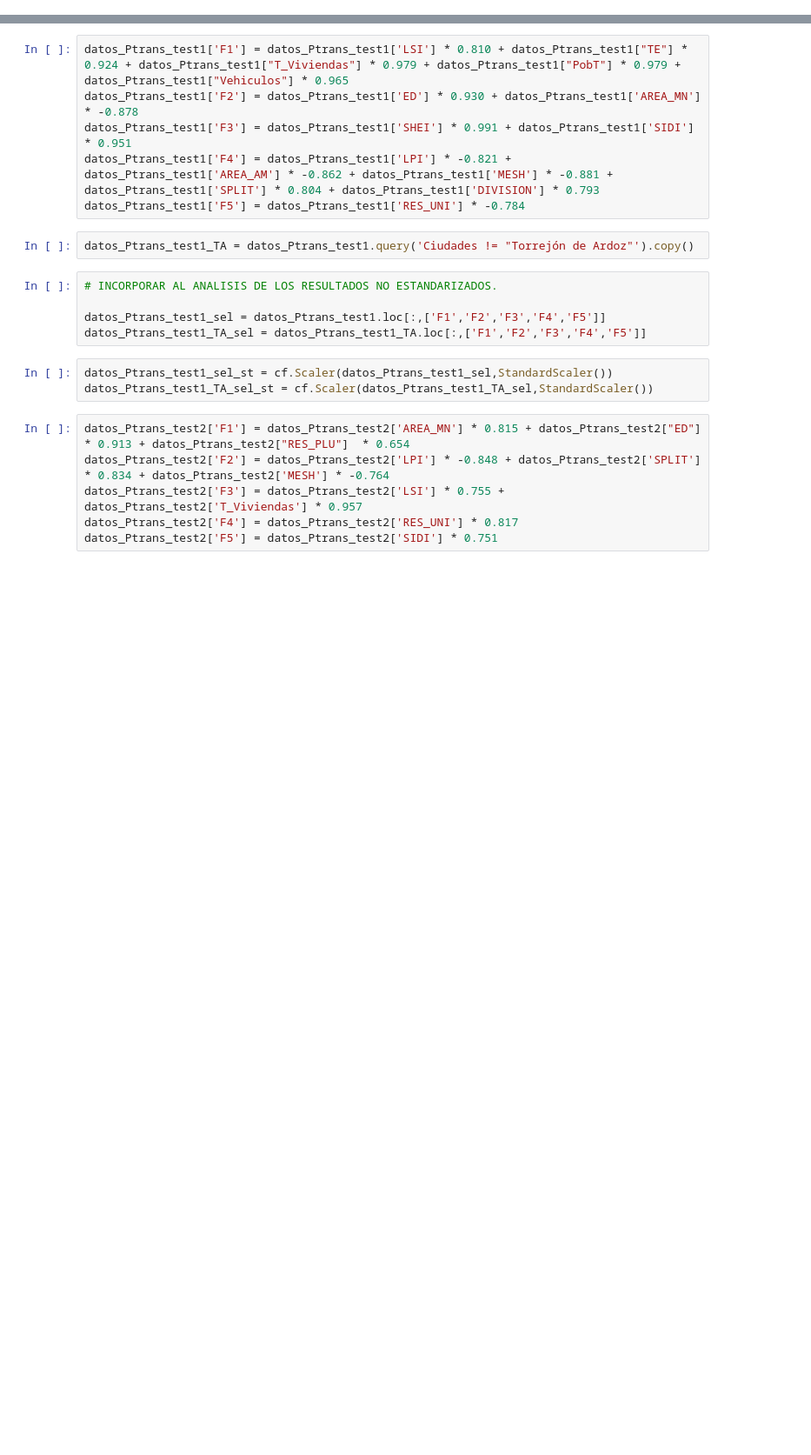
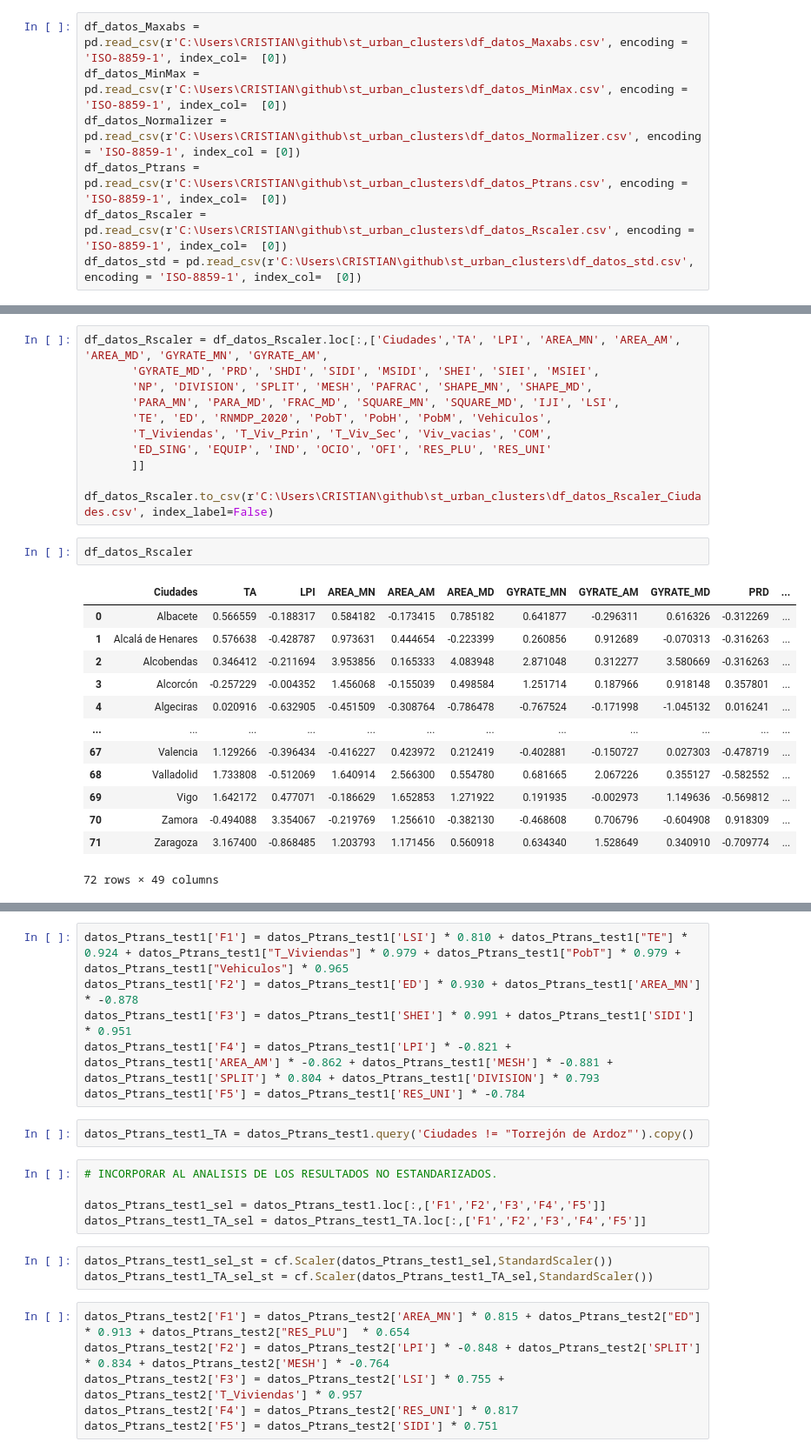
Before and after one commit to cristianvergaraf/clustering-metrics, a Jupyter notebook: cluster_function/main_cluster.ipynb, the cells around one changed output, grey strips where cells are left out. Shown at 87% size. Drawn from its saved outputs; the diff is of its cells as text; blank space fills up the shorter version.

```diff
--- a/cluster_function/main_cluster.ipynb
+++ b/cluster_function/main_cluster.ipynb
@@ -9,0 +37,7 @@ from sklearn.preprocessing import StandardScaler
+# %%
+df_datos_Maxabs = pd.read_csv(r'C:\Users\CRISTIAN\github\st_urban_clusters\df_datos_Maxabs.csv', encoding = 'ISO-8859-1', index_col=  [0])
+df_datos_MinMax = pd.read_csv(r'C:\Users\CRISTIAN\github\st_urban_clusters\df_datos_MinMax.csv', encoding = 'ISO-8859-1', index_col=  [0])
+df_datos_Normalizer = pd.read_csv(r'C:\Users\CRISTIAN\github\st_urban_clusters\df_datos_Normalizer.csv', encoding = 'ISO-8859-1', index_col = [0])
+df_datos_Ptrans = pd.read_csv(r'C:\Users\CRISTIAN\github\st_urban_clusters\df_datos_Ptrans.csv', encoding = 'ISO-8859-1', index_col=  [0])
+df_datos_Rscaler = pd.read_csv(r'C:\Users\CRISTIAN\github\st_urban_clusters\df_datos_Rscaler.csv', encoding = 'ISO-8859-1', index_col=  [0])
+df_datos_std = pd.read_csv(r'C:\Users\CRISTIAN\github\st_urban_clusters\df_datos_std.csv', encoding = 'ISO-8859-1', index_col=  [0])
@@ -9,0 +98,27 @@ from sklearn.preprocessing import StandardScaler
+# %%
+df_datos_Rscaler = df_datos_Rscaler.loc[:,['Ciudades','TA', 'LPI', 'AREA_MN', 'AREA_AM', 'AREA_MD', 'GYRATE_MN', 'GYRATE_AM',
+       'GYRATE_MD', 'PRD', 'SHDI', 'SIDI', 'MSIDI', 'SHEI', 'SIEI', 'MSIEI',
+       'NP', 'DIVISION', 'SPLIT', 'MESH', 'PAFRAC', 'SHAPE_MN', 'SHAPE_MD',
+       'PARA_MN', 'PARA_MD', 'FRAC_MD', 'SQUARE_MN', 'SQUARE_MD', 'IJI', 'LSI',
+       'TE', 'ED', 'RNMDP_2020', 'PobT', 'PobH', 'PobM', 'Vehiculos',
+       'T_Viviendas', 'T_Viv_Prin', 'T_Viv_Sec', 'Viv_vacias', 'COM',
+       'ED_SING', 'EQUIP', 'IND', 'OCIO', 'OFI', 'RES_PLU', 'RES_UNI'
+       ]]
+
+df_datos_Rscaler.to_csv(r'C:\Users\CRISTIAN\github\st_urban_clusters\df_datos_Rscaler_Ciudades.csv', index_label=False)
+# %%
+df_datos_Rscaler
+# %% [output]
+|  | Ciudades | TA | LPI | AREA_MN | AREA_AM | AREA_MD | GYRATE_MN | GYRATE_AM | GYRATE_MD | PRD | ... |
+| 0 | Albacete | 0.566559 | -0.188317 | 0.584182 | -0.173415 | 0.785182 | 0.641877 | -0.296311 | 0.616326 | -0.312269 | ... |
+| 1 | Alcalá de Henares | 0.576638 | -0.428787 | 0.973631 | 0.444654 | -0.223399 | 0.260856 | 0.912689 | -0.070313 | -0.316263 | ... |
+| 2 | Alcobendas | 0.346412 | -0.211694 | 3.953856 | 0.165333 | 4.083948 | 2.871048 | 0.312277 | 3.580669 | -0.316263 | ... |
+| 3 | Alcorcón | -0.257229 | -0.004352 | 1.456068 | -0.155039 | 0.498584 | 1.251714 | 0.187966 | 0.918148 | 0.357801 | ... |
+| 4 | Algeciras | 0.020916 | -0.632905 | -0.451509 | -0.308764 | -0.786478 | -0.767524 | -0.171998 | -1.045132 | 0.016241 | ... |
+| ... | ... | ... | ... | ... | ... | ... | ... | ... | ... | ... | ... |
+| 67 | Valencia | 1.129266 | -0.396434 | -0.416227 | 0.423972 | 0.212419 | -0.402881 | -0.150727 | 0.027303 | -0.478719 | ... |
+| 68 | Valladolid | 1.733808 | -0.512069 | 1.640914 | 2.566300 | 0.554780 | 0.681665 | 2.067226 | 0.355127 | -0.582552 | ... |
+| 69 | Vigo | 1.642172 | 0.477071 | -0.186629 | 1.652853 | 1.271922 | 0.191935 | -0.002973 | 1.149636 | -0.569812 | ... |
+| 70 | Zamora | -0.494088 | 3.354067 | -0.219769 | 1.256610 | -0.382130 | -0.468608 | 0.706796 | -0.604908 | 0.918309 | ... |
+| 71 | Zaragoza | 3.167400 | -0.868485 | 1.203793 | 1.171456 | 0.560918 | 0.634340 | 1.528649 | 0.340910 | -0.709774 | ... |
+72 rows × 49 columns
```
Also changed, not shown: parts of 23 cells of this notebook, 3 other files.
